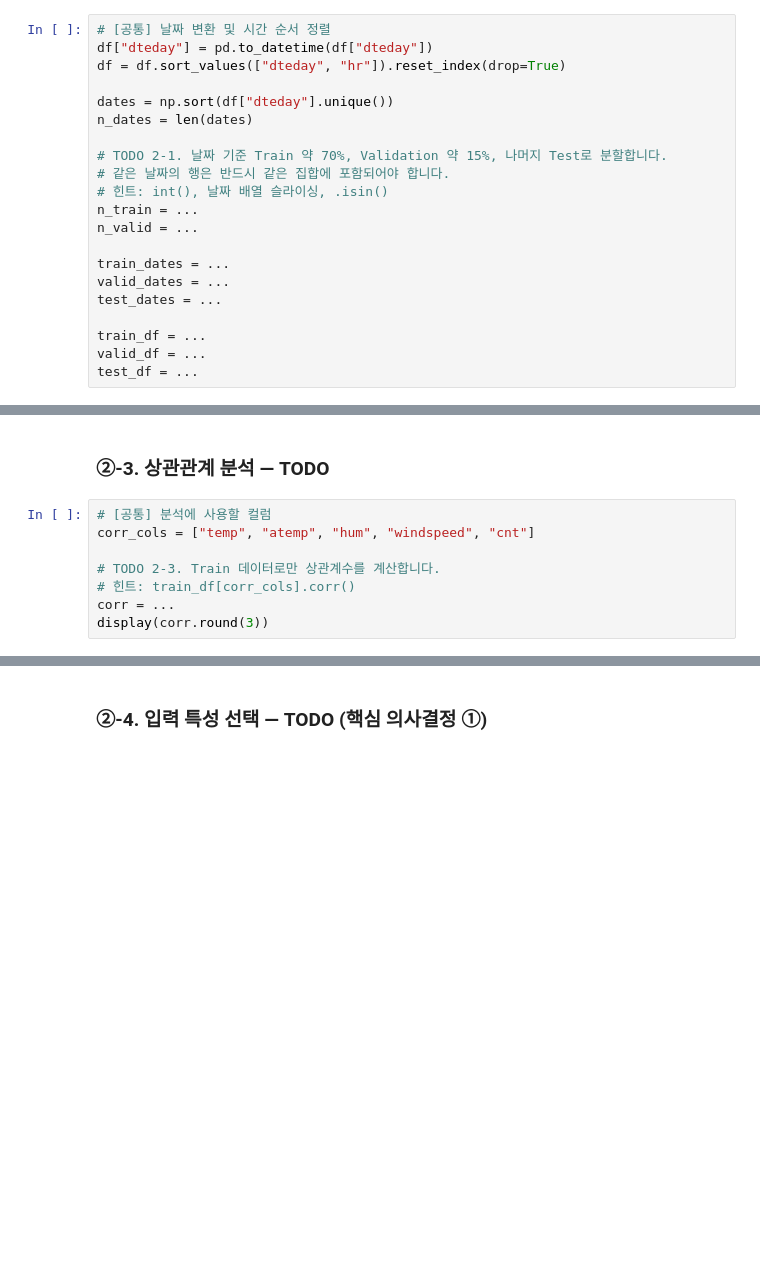
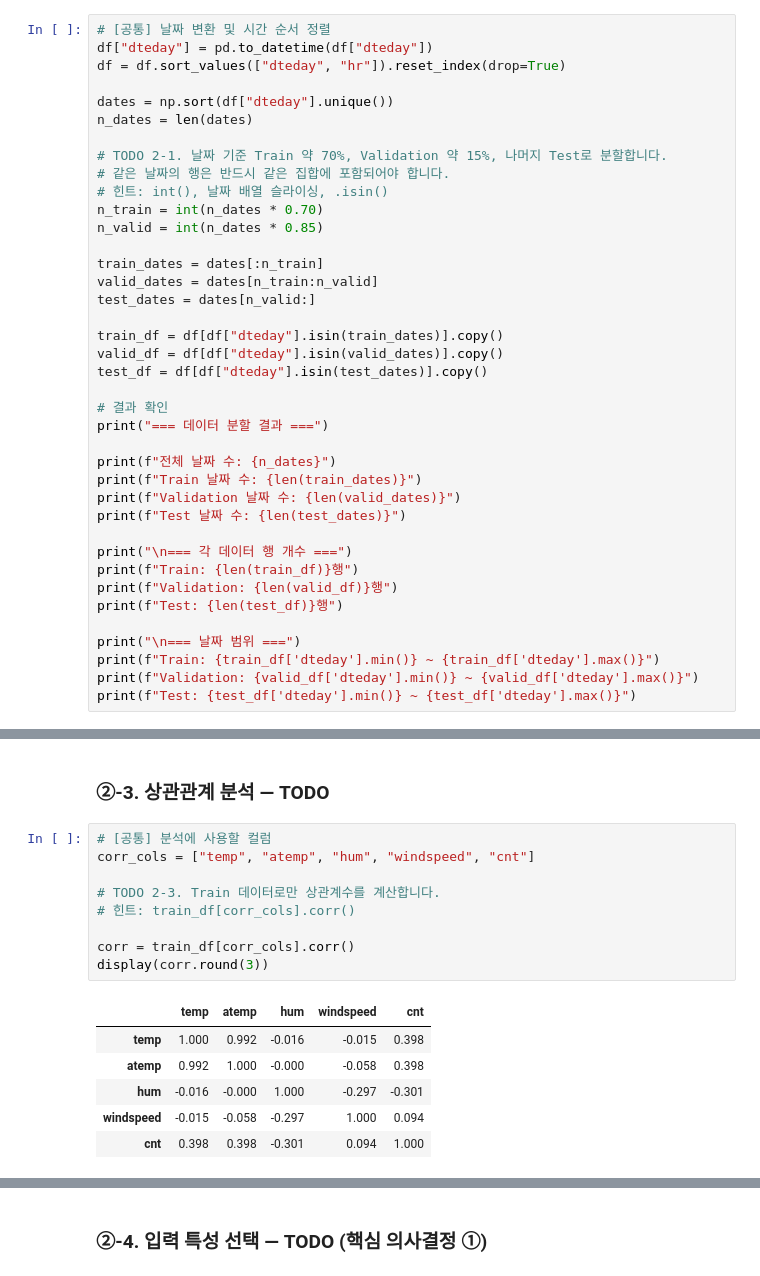
Before and after one commit to Terence20t/ai-mini-project, a Jupyter notebook: mini-project-01/code/01_regression_bike_demand.ipynb, the cells around one changed output, grey strips where cells are left out. Cells and saved outputs as stored; diff of their text form; blank space fills up the shorter version.

```diff
--- a/mini-project-01/code/01_regression_bike_demand.ipynb
+++ b/mini-project-01/code/01_regression_bike_demand.ipynb
@@ -216,13 +216,31 @@ n_dates = len(dates)
 # TODO 2-1. 날짜 기준 Train 약 70%, Validation 약 15%, 나머지 Test로 분할합니다.
 # 같은 날짜의 행은 반드시 같은 집합에 포함되어야 합니다.
 # 힌트: int(), 날짜 배열 슬라이싱, .isin()
-n_train = ...
-n_valid = ...
+n_train = int(n_dates * 0.70)
+n_valid = int(n_dates * 0.85)
 
-train_dates = ...
-valid_dates = ...
-test_dates = ...
+train_dates = dates[:n_train]
+valid_dates = dates[n_train:n_valid]
+test_dates = dates[n_valid:]
 
-train_df = ...
-valid_df = ...
-test_df = ...
+train_df = df[df["dteday"].isin(train_dates)].copy()
+valid_df = df[df["dteday"].isin(valid_dates)].copy()
+test_df = df[df["dteday"].isin(test_dates)].copy()
+
+# 결과 확인
+print("=== 데이터 분할 결과 ===")
+
+print(f"전체 날짜 수: {n_dates}")
+print(f"Train 날짜 수: {len(train_dates)}")
+print(f"Validation 날짜 수: {len(valid_dates)}")
+print(f"Test 날짜 수: {len(test_dates)}")
+
+print("\n=== 각 데이터 행 개수 ===")
+print(f"Train: {len(train_df)}행")
+print(f"Validation: {len(valid_df)}행")
+print(f"Test: {len(test_df)}행")
+
+print("\n=== 날짜 범위 ===")
+print(f"Train: {train_df['dteday'].min()} ~ {train_df['dteday'].max()}")
+print(f"Validation: {valid_df['dteday'].min()} ~ {valid_df['dteday'].max()}")
+print(f"Test: {test_df['dteday'].min()} ~ {test_df['dteday'].max()}")
@@ -252,11 +292,19 @@ print("데이터 관계 확인:", same)
 # %%
 # [공통] 분석에 사용할 컬럼
 corr_cols = ["temp", "atemp", "hum", "windspeed", "cnt"]
 
 # TODO 2-3. Train 데이터로만 상관계수를 계산합니다.
 # 힌트: train_df[corr_cols].corr()
-corr = ...
+
+corr = train_df[corr_cols].corr()
 display(corr.round(3))
+# %% [output]
+|  | temp | atemp | hum | windspeed | cnt |
+| temp | 1.000 | 0.992 | -0.016 | -0.015 | 0.398 |
+| atemp | 0.992 | 1.000 | -0.000 | -0.058 | 0.398 |
+| hum | -0.016 | -0.000 | 1.000 | -0.297 | -0.301 |
+| windspeed | -0.015 | -0.058 | -0.297 | 1.000 | 0.094 |
+| cnt | 0.398 | 0.398 | -0.301 | 0.094 | 1.000 |
 # %%
 # [공통] 상관관계 시각화 기본 구조
 plt.figure(figsize=(5, 4))
```
Also changed, not shown: parts of 7 cells of this notebook.
